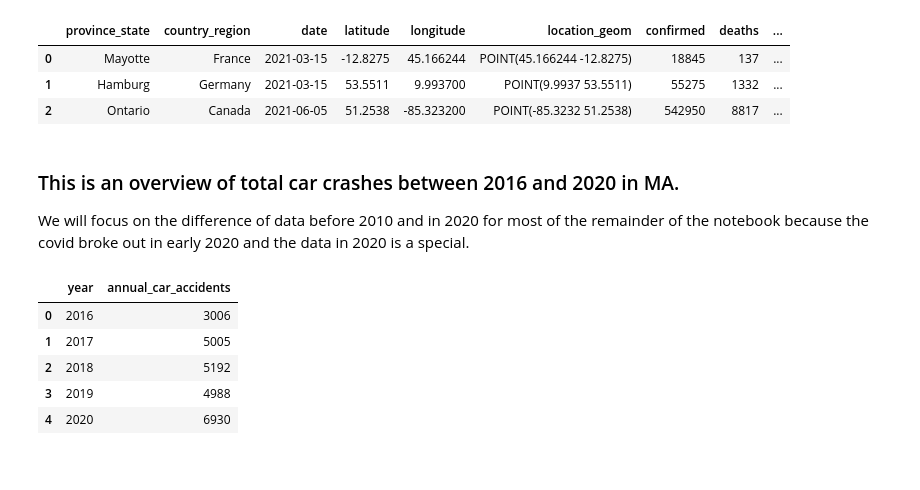
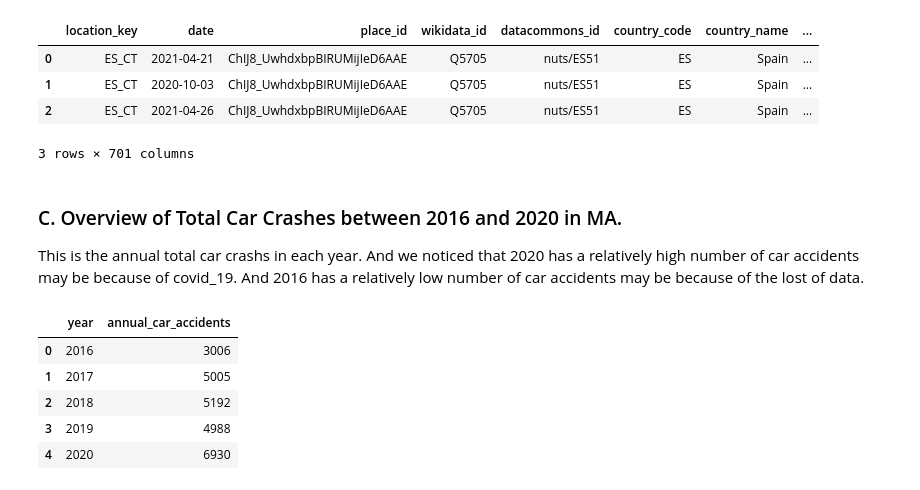
Before and after one commit to KaiyuWang19970221/BA775-teamproject, a Jupyter notebook: team6.ipynb, the cells around one changed output. Saved outputs shown, nothing was run; the diff lists cells and outputs as text; code cells hidden in the pictures.

```diff
--- a/team6.ipynb
+++ b/team6.ipynb
@@ -39,13 +40,14 @@ SELECT * FROM `ba775-b2-team6.team6.US_Accidents` limit 3
 # %%
 %%bigquery
-SELECT * FROM `bigquery-public-data.covid19_jhu_csse.summary` LIMIT 3
+SELECT * FROM `bigquery-public-data.covid19_open_data.covid19_open_data` LIMIT 3
 # %% [output]
-|  | province_state | country_region | date | latitude | longitude | location_geom | confirmed | deaths | ... |
-| 0 | Mayotte | France | 2021-03-15 | -12.8275 | 45.166244 | POINT(45.166244 -12.8275) | 18845 | 137 | ... |
-| 1 | Hamburg | Germany | 2021-03-15 | 53.5511 | 9.993700 | POINT(9.9937 53.5511) | 55275 | 1332 | ... |
-| 2 | Ontario | Canada | 2021-06-05 | 51.2538 | -85.323200 | POINT(-85.3232 51.2538) | 542950 | 8817 | ... |
+|  | location_key | date | place_id | wikidata_id | datacommons_id | country_code | country_name | ... |
+| 0 | ES_CT | 2021-04-21 | ChIJ8_UwhdxbpBIRUMijIeD6AAE | Q5705 | nuts/ES51 | ES | Spain | ... |
+| 1 | ES_CT | 2020-10-03 | ChIJ8_UwhdxbpBIRUMijIeD6AAE | Q5705 | nuts/ES51 | ES | Spain | ... |
+| 2 | ES_CT | 2021-04-26 | ChIJ8_UwhdxbpBIRUMijIeD6AAE | Q5705 | nuts/ES51 | ES | Spain | ... |
+3 rows × 701 columns
-# %% [markdown]
-### This is an overview of total car crashes between 2016 and 2020 in MA.
-We will focus on the difference of data before 2010 and in 2020 for most of the remainder of the notebook because the covid broke out in early 2020 and the data in 2020 is a special.
+# %% [markdown]
+### C. Overview of Total Car Crashes between 2016 and 2020 in MA.
+This is the annual total car crashs in each year. And we noticed that 2020 has a relatively high number of car accidents may be because of covid_19. And 2016 has a relatively low number of car accidents may be because of the lost of data.
 # %%
 %%bigquery
```
Also changed, not shown: parts of 22 cells of this notebook.
